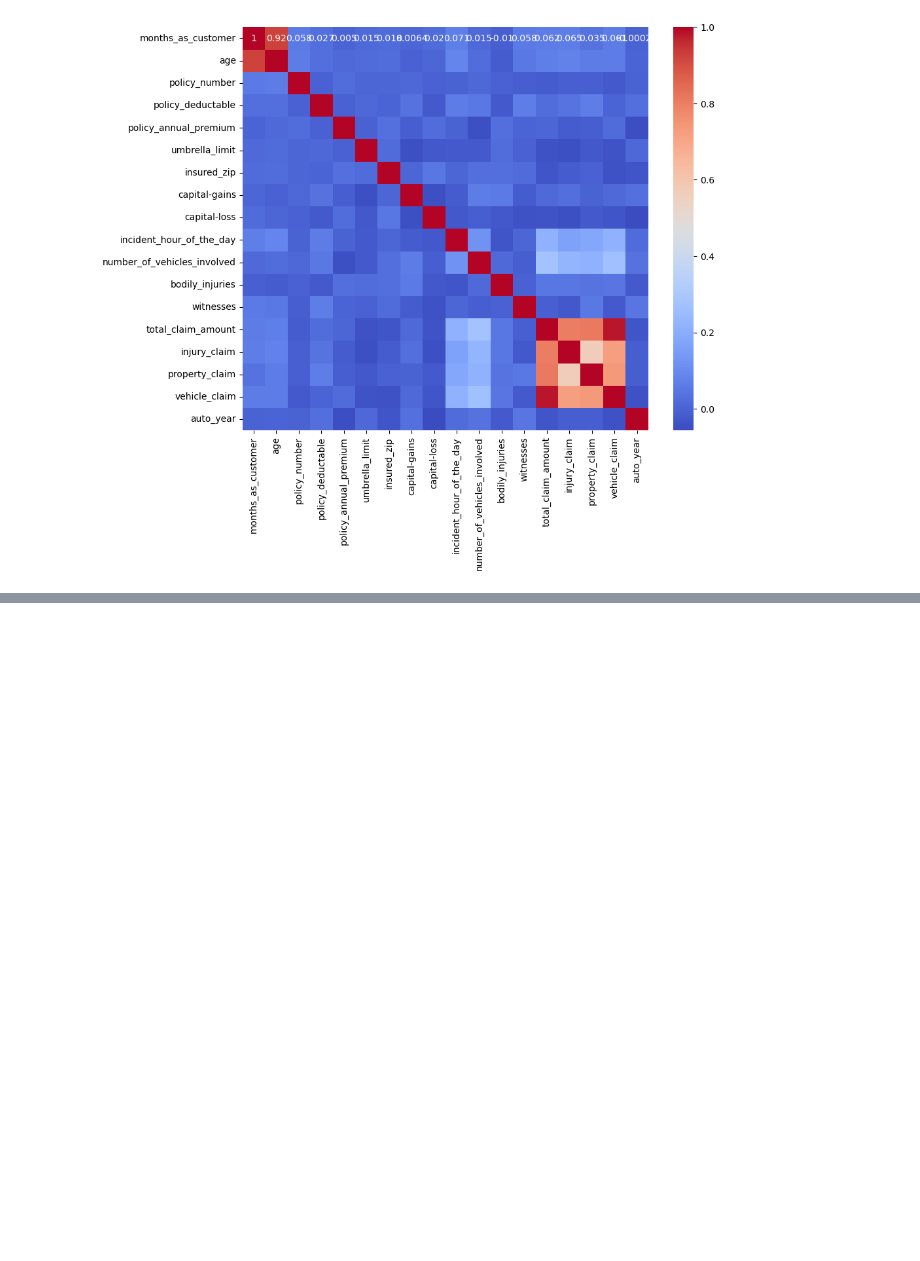
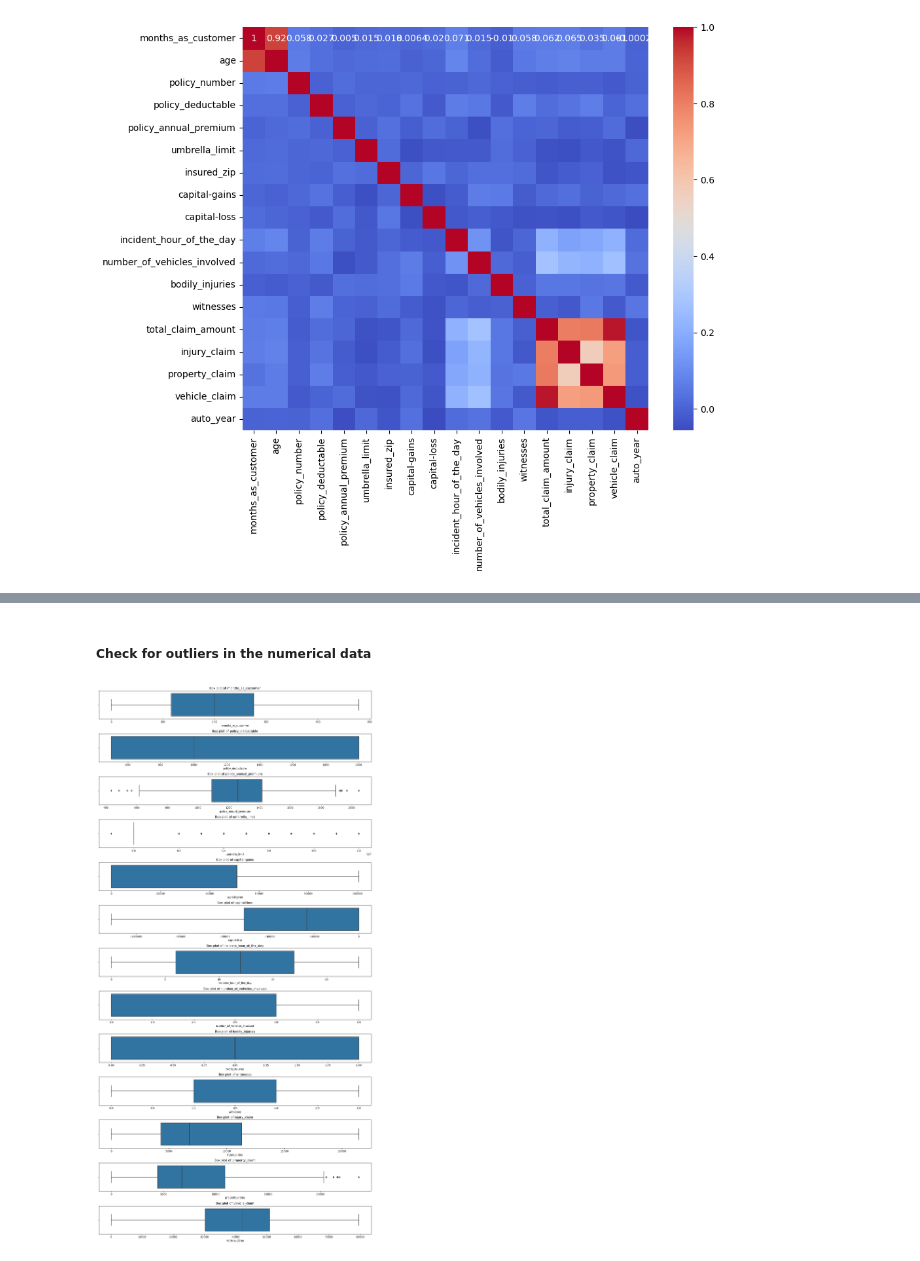
Before and after one commit to JoanChesire/Insurance_Fraud_Detection, a Jupyter notebook: Insurance.ipynb, the cells around one changed output, grey strips where cells are left out. Saved outputs shown, nothing was run; the diff lists cells and outputs as text; code cells hidden in the pictures; blank space fills up the shorter version.

Commit message:
Divided the dataframe into numerical and categorical sections and continued data preprocessing.

```diff
--- a/Insurance.ipynb
+++ b/Insurance.ipynb
@@ -233,0 +242,2 @@ plt.show()
+# %%
+numerical_df.drop(['total_claim_amount','age'],inplace=True,axis=1)
@@ -233,0 +264,5 @@ plt.show()
+# %%
+#Drop the unnecessary columns in the numerical data
+num_drop=['policy_number','insured_zip','auto_year']
+numerical_df.drop(num_drop, inplace = True, axis=1)
+numerical_df
@@ -233,0 +292,16 @@ plt.show()
+# %% [markdown]
+##### Check for outliers in the numerical data
+# %%
+# Plotting box plots for each numeric column
+plt.figure(figsize=(15, 30))
+
+for i, column in enumerate(numerical_df.columns, 1):
+    plt.subplot(len(numerical_df.columns), 1, i)
+    sns.boxplot(x=numerical_df[column])
+    plt.title(f'Box plot of {column}')
+
+plt.tight_layout()
+
+plt.show()
+# %% [output]
+[figure, added]
```
Also changed, not shown: parts of 20 cells of this notebook.
